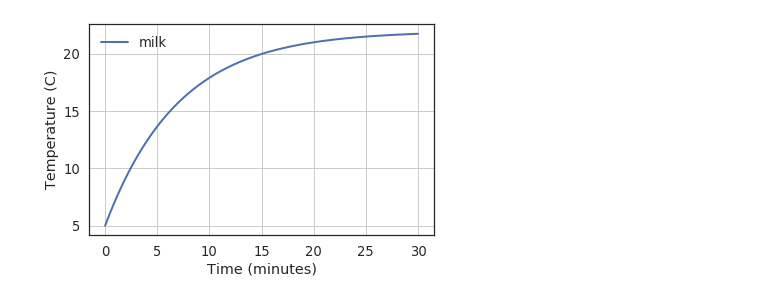
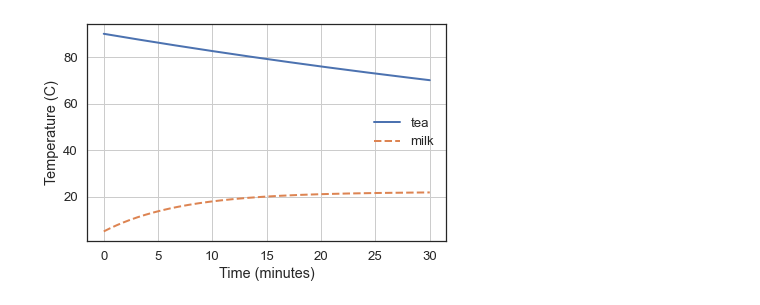
Before and after one commit to cherose2004/learning, a Jupyter notebook: project/Flight Simulation/Ch2/ex1.ipynb, the cells around one changed output. Saved outputs shown, nothing was run; the diff lists cells and outputs as text; code cells hidden in the pictures.

```diff
--- a/project/Flight Simulation/Ch2/ex1.ipynb
+++ b/project/Flight Simulation/Ch2/ex1.ipynb
@@ -1,13 +1,28 @@
 # %%
 from TeaMilk import *
 import matplotlib.pyplot as plt
 import modsim as ms
+
+#得到milk的rm
 def error20(r):
     tmp=Liquid(5,r,50,22,0,15,0.1)
     return tmp.T_end-20
     pass
-r=ms.root_bisect(error20,[0.1,0.2]).root
-milk=Liquid(5,r,50,22,0,30,0.1,'milk')
-milk.show()
+rm=ms.root_bisect(error20,[0.01,0.2]).root
+milk=Liquid(5,rm,50,22,0,30,0.1,'milk')
+
+#得到tea的rt
+def error70(r):
+    tmp=Liquid(90,r,300,22,0,30,0.5)
+    return tmp.T_end-70
+    pass
+rt=ms.root_bisect(error70,[0.01,0.2]).root
+tea=Liquid(90,rt,300,22,0,30,0.1,'tea')
+
+#绘制自然状态下的冷却曲线
+ms.plot(tea.frame.T,label=tea.name)
+ms.plot(milk.frame.T,'--',label=milk.name)
+ms.decorate(xlabel='Time (minutes)',ylabel='Temperature (C)',loc='center right')
+plt.grid(True)
 # %% [output]
-[figure, old version]
+[figure, new version]
```
Also changed, not shown: parts of 2 cells of this notebook, 4 other files.
